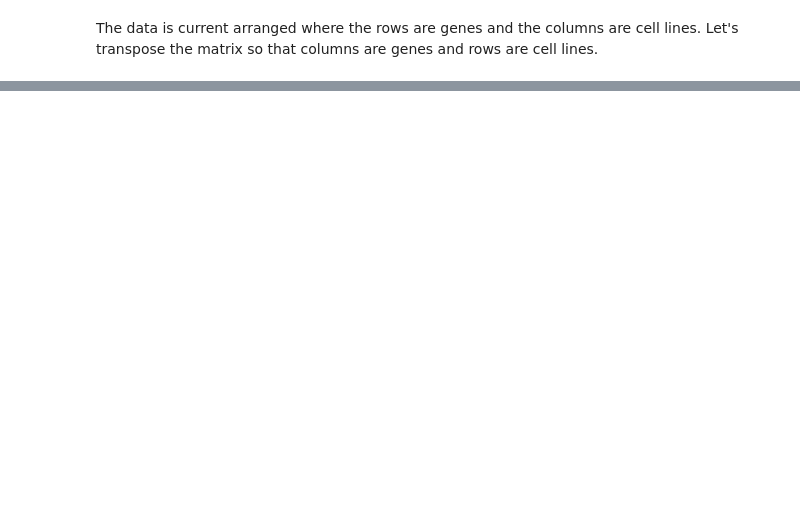
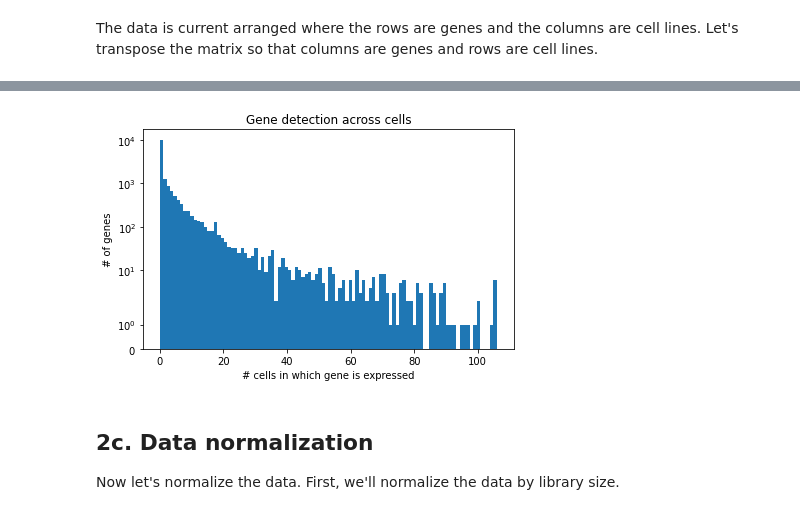
Before and after one commit to sriram-lab/single-cell-neutrophil-flux-analysis, a Jupyter notebook: src/python/phate.ipynb, the cells around one changed output, grey strips where cells are left out. Saved outputs shown, nothing was run; the diff lists cells and outputs as text; code cells hidden in the pictures; blank space fills up the shorter version.

```diff
--- a/src/python/phate.ipynb
+++ b/src/python/phate.ipynb
@@ -121,0 +148,14 @@ print(lung_mag.shape)
+# %%
+counts = scprep.filter.remove_rare_genes(counts, cutoff=0, min_cells=5)
+fig, ax = plt.subplots(1, figsize=(6,4))
+ax.hist(genes_per_cell, bins=100)
+ax.set_xlabel('# cells in which gene is expressed')
+ax.set_ylabel('# of genes')
+ax.set_yscale('symlog')
+ax.set_title('Gene detection across cells')
+fig.tight_layout()
+# %% [output]
+[figure, added]
+# %% [markdown]
+## 2c. Data normalization
+Now let's normalize the data. First, we'll normalize the data by library size.
```
Also changed, not shown: parts of 53 cells of this notebook, 3 other files.
